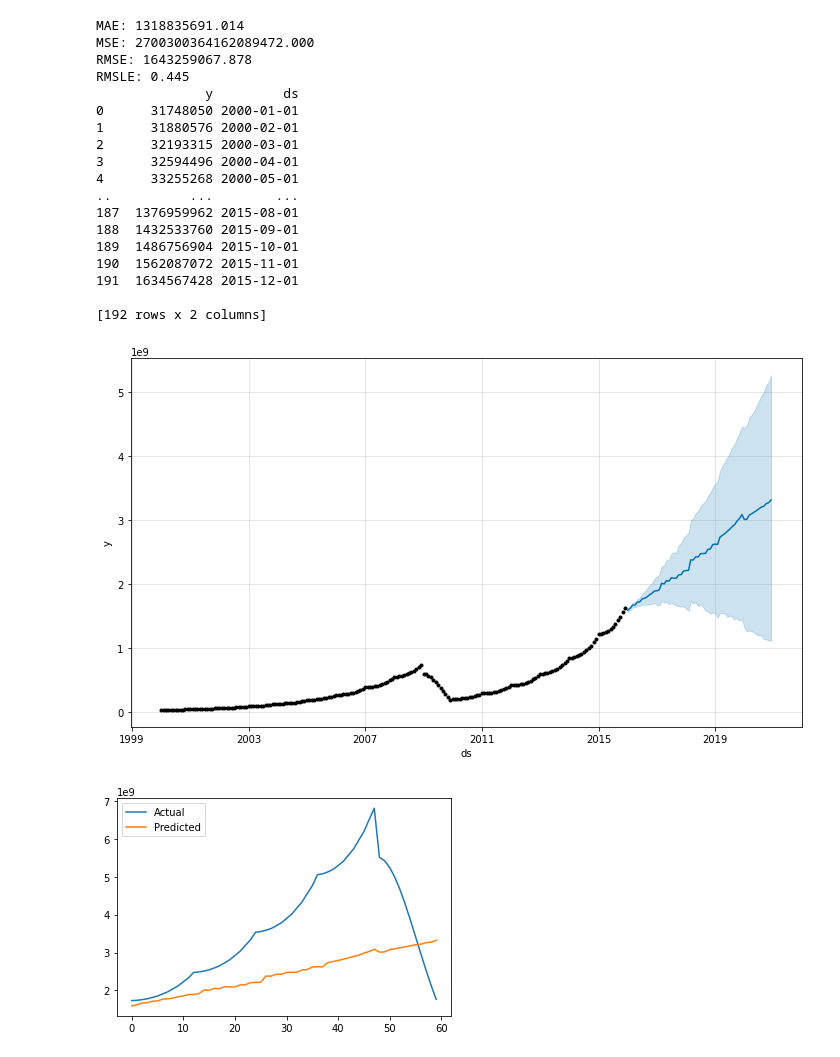
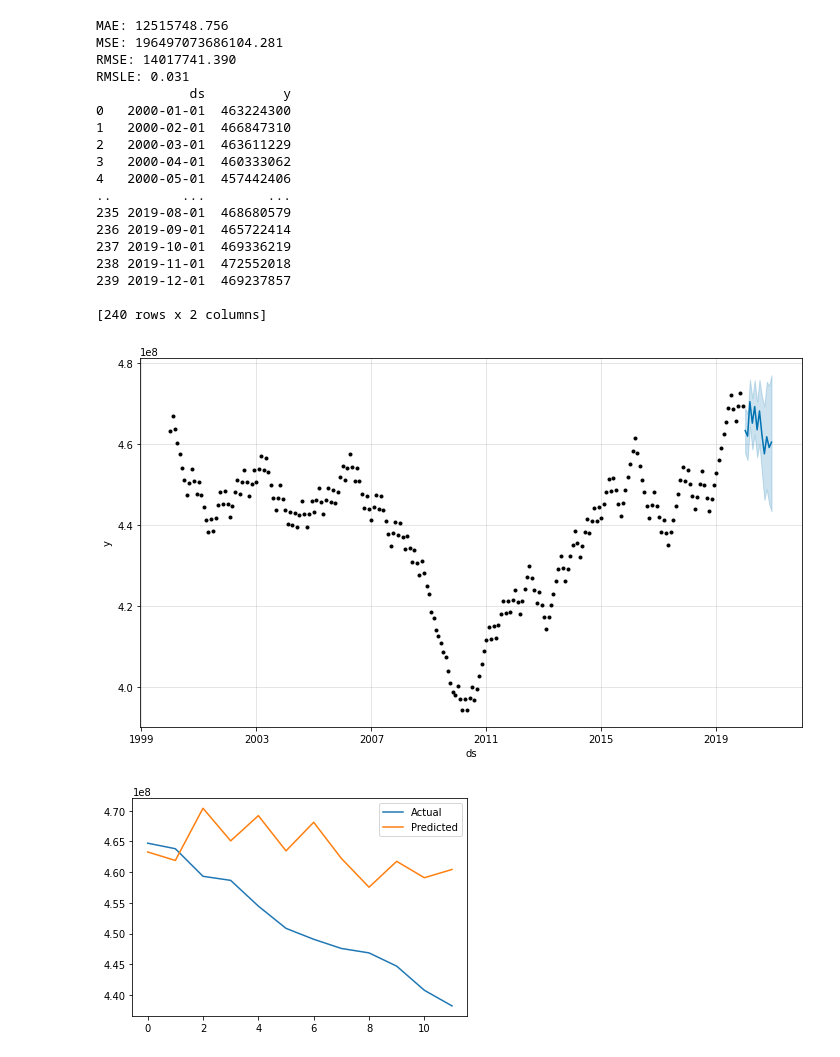
Before and after one commit to hjjunl/DataProjects, a Jupyter notebook: DataScience/prophet_model.ipynb, the cells around one changed output. Drawn from its saved outputs; the diff is of its cells as text; code cells hidden in the pictures.

```diff
--- a/DataScience/prophet_model.ipynb
+++ b/DataScience/prophet_model.ipynb
@@ -7,29 +7,32 @@ from fbprophet import Prophet
 import matplotlib.pyplot as plt
 import pandas as pd
 
-dbCon = pymysql.connect('host', 'username', 'password', 'database',
+dbCon = pymysql.connect('223.194.46.212', 'root', '12345!', 'knowhow',
                        charset ='utf8', autocommit=True,
                        cursorclass=pymysql.cursors.DictCursor)
 
-#x1: Variable cost / 변동비
+#x1: 변동비
 x1='''SELECT  cc_costbill1.version_id AS ds, cc_costbill1.ic_dlvc+ cc_costbill1.ic_ohdvc AS y
 FROM cc_costbill1, cc_itemplan
 WHERE itemplan_id=1 AND cc_costbill1.itemplan_id=cc_itemplan.id'''#직접, 노무비,
 
-#x2: Fized cost / 고정비
+#x2:고정비
 x2='''SELECT cc_costbill1.ic_dlfc+cc_costbill1.ic_idlc
 +cc_costbill1.ic_ohdfd+cc_costbill1.ic_ohdfe +cc_costbill1.ic_idohc AS x1,
 cc_costbill1.version_id as date
 FROM cc_costbill1, cc_itemplan
 WHERE itemplan_id=1 AND cc_costbill1.itemplan_id=cc_itemplan.id''' #가만히있어도 돈dl 나가는 고정비
 
-#y: Cost / 생산액
+#y: 생산액
 y='''SELECT cc_costbill1.proamt_unit*cc_costbill1.proq AS y, cc_costbill1.version_id AS ds
 FROM cc_costbill1, cc_itemplan
 WHERE itemplan_id=1 AND cc_costbill1.itemplan_id=cc_itemplan.id'''
 
+y1='''SELECT cc_costbill.proamt_unit*cc_costbill.proq AS y, cc_costbill.periodym_cd*100 +1  AS ds
+FROM cc_costbill;'''
+
 curs = dbCon.cursor()
-curs.execute(y)
+curs.execute(y1)
 result =curs.fetchall()
 
 df = pd.DataFrame(result)
@@ -37,8 +40,8 @@ df1=pd.DataFrame(result)
 #int -> datetime
 df['ds'] = df['ds'].astype(str)
 df['ds'] = pd.to_datetime(df['ds'])
-
-#covid19 trend (special events)
+df = df.groupby(['ds'], as_index=False)['y'].agg('sum')
+#covid19 트렌드 설정 (special events)
 covid = pd.DataFrame({
 'holiday': 'playoff',
 'ds': pd.to_datetime(['2020-01-01', '2020-02-01','2020-03-01',
@@ -141,9 +159,11 @@ To retain the current behavior and silence the warning, pass 'sort=True'.
 # %%
 import numpy as np
 #Train: 2000~2017,  Test: 2018~2020
-train = df.drop(df.index[-60:])
-y_true = df['y'][-60:].values
-
+# train = df.drop(df.index[-60:])
+# y_true = df['y'][-60:].values
+#Train: 2000~2019,  Test: 2020
+train = df.drop(df.index[-12:])
+y_true = df['y'][-12:].values
 #covid19 트렌드 설정 (special events)
 covid = pd.DataFrame({
 'holiday': 'playoff',
@@ -180,59 +200,59 @@ model1.fit(train)
 
 # train set 마지막 1년 날짜 생성
 last_1year = list()
-for i in range(1, 13):
-    last_1year.append(['2016-%02d' % i])
-for i in range(1, 13):
-    last_1year.append(['2017-%02d' % i])
-for i in range(1, 13):
-    last_1year.append(['2018-%02d' % i])
-for i in range(1, 13):
-    last_1year.append(['2019-%02d' % i])
+# for i in range(1, 13):
+#     last_1year.append(['2016-%02d' % i])
+# for i in range(1, 13):
+#     last_1year.append(['2017-%02d' % i])
+# for i in range(1, 13):
+#     last_1year.append(['2018-%02d' % i])
+# for i in range(1, 13):
+#     last_1year.append(['2019-%02d' % i])
 for i in range(1, 13):
     last_1year.append(['2020-%02d' % i])
 last_1year = pd.DataFrame(last_1year, columns = ['ds'])
 last_1year['ds']= pd.to_datetime(last_1year['ds'])
 
 # 예측하고 비교하기
 # 여기에서는 MAE를 살펴본다.
 forecast = model1.predict(last_1year)
 y_pred = forecast['yhat'].values
 
 from sklearn.metrics import mean_squared_error, r2_score, mean_absolute_error, mean_squared_log_error
 mae = mean_absolute_error(y_true, y_pred)
 MSE = mean_squared_error(y_true, y_pred)
 RMSE = np.sqrt(MSE)
 RMSLE = np.sqrt(mean_squared_log_error(y_true, y_pred))
 
 print('MAE: %.3f' % mae)
 print('MSE: %.3f' % MSE)
 print('RMSE: %.3f' % RMSE)
 print('RMSLE: %.3f' % RMSLE)
 
 
 print(train)
 model1.plot(forecast)
 plt.show()
 # %% [output]
-MAE: 1318835691.014
-MSE: 2700300364162089472.000
-RMSE: 1643259067.878
-RMSLE: 0.445
-              y         ds
-0      31748050 2000-01-01
-1      31880576 2000-02-01
-2      32193315 2000-03-01
-3      32594496 2000-04-01
-4      33255268 2000-05-01
-..          ...        ...
-187  1376959962 2015-08-01
-188  1432533760 2015-09-01
-189  1486756904 2015-10-01
-190  1562087072 2015-11-01
-191  1634567428 2015-12-01
+MAE: 12515748.756
+MSE: 196497073686104.281
+RMSE: 14017741.390
+RMSLE: 0.031
+            ds          y
+0   2000-01-01  463224300
+1   2000-02-01  466847310
+2   2000-03-01  463611229
+3   2000-04-01  460333062
+4   2000-05-01  457442406
+..         ...        ...
+235 2019-08-01  468680579
+236 2019-09-01  465722414
+237 2019-10-01  469336219
+238 2019-11-01  472552018
+239 2019-12-01  469237857
 
-[192 rows x 2 columns]
+[240 rows x 2 columns]
-[figure, old version]
+[figure, new version]
 # %%
 #3년 예측치 결과
 plt.plot(y_true, label='Actual')
@@ -241,7 +261,7 @@ plt.plot(y_pred, label='Predicted')
 plt.legend()
 plt.show()
 # %% [output]
-[figure, old version]
+[figure, new version]
 # %%
 fig2 = model1.plot_components(forecast)
 # %% [output]
```
Also changed, not shown: parts of 3 cells of this notebook.
